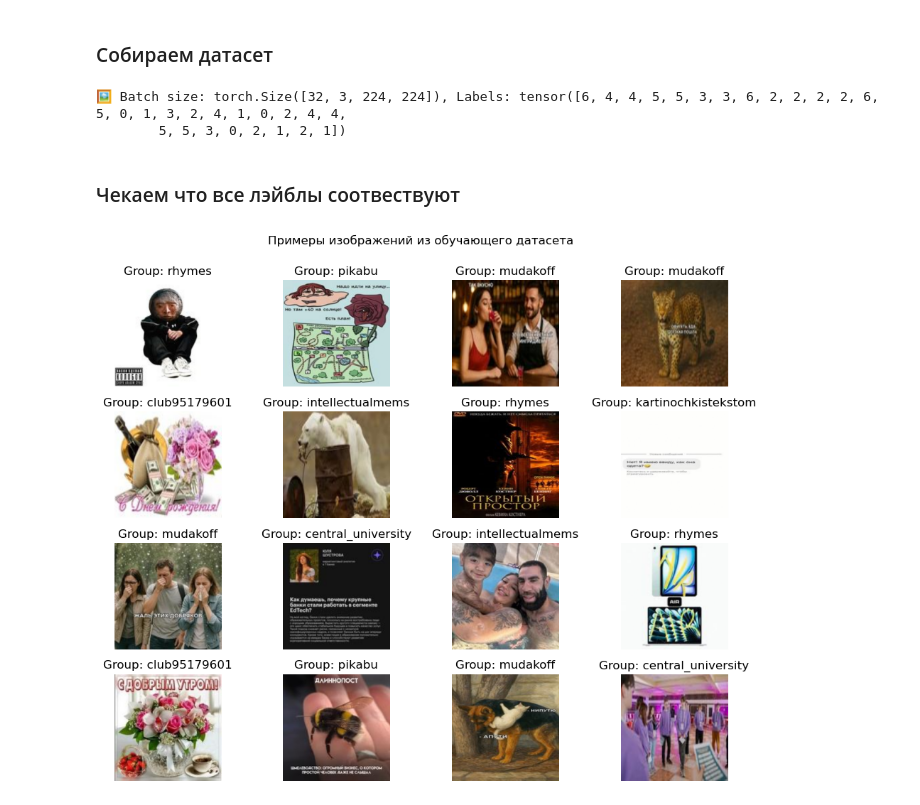
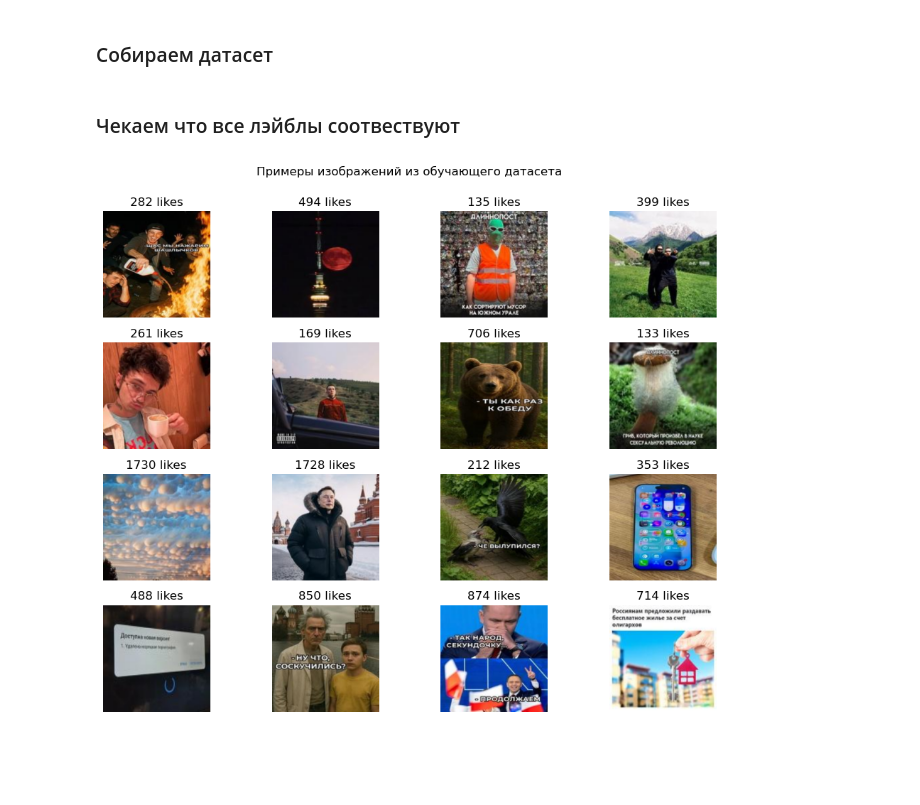
Before and after one commit to Mhlgvr/memobot, a Jupyter notebook: notebooks/parse_likes_data.ipynb, the cells around one changed output. Drawn from its saved outputs; the diff is of its cells as text; code cells hidden in the pictures; blank space fills up the shorter version.

```diff
--- a/notebooks/parse_likes_data.ipynb
+++ b/notebooks/parse_likes_data.ipynb
@@ -308,5 +299,9 @@ print(os.getcwd())
 # %%
+count = 0
 for filename in df['filename']:
-    path = 'dataset/images/' + filename
+    path = os.path.join(output_dir, filename)
     if not os.path.exists(path):
-        df = df[df['filename'] != filename]
+        count += 1
+        clean_df = df[df['filename'] != filename]
+
+print(count, " изображений из ссылок не загрузились")
@@ -313,9 +326,7 @@ for filename in df['filename']:
 # %%
 from sklearn.model_selection import train_test_split
 
-train_df, test_df = train_test_split(df, test_size=0.2, stratify=df['label'], random_state=42)
+train_df, test_df = train_test_split(clean_df, test_size=0.2, shuffle=True, random_state=42)
 
-print(train_df['label'].value_counts(normalize=True))
-print(test_df['label'].value_counts(normalize=True))
 print(len(train_df), len(test_df))
 # %% [output]
@@ -374,49 +363,44 @@ class VkDataset(Dataset):
         row = self.df.iloc[idx]
         img_path = os.path.join(self.img_dir, row['filename'])
         image = Image.open(img_path).convert('RGB')
-        label = int(row['label'])
+        likes = int(row['likes'])
+        reposts = int(row['reposts'])
+        views = int(row['views'])
 
         if self.transform:
             image = self.transform(image)
 
-        return image, label
+        return image, likes, reposts, views
 # %%
+from torchvision import transforms
+
 transform = transforms.Compose([
     transforms.Resize((224, 224)),
     transforms.ToTensor(),
 ])
-images_folder = '/Users/mhlgvr/Documents/Yandex.Disk.localized/CU2/AI/Bootcamps 2025/memobot/data/train'
+images_folder = output_dir
 
 data = VkDataset(train_df, images_folder, transform=transform)
-dataloader = DataLoader(data, batch_size=32, shuffle=True)
-
-for images, labels in dataloader:
-    print(f"🖼️ Batch size: {images.size()}, Labels: {labels}")
-    break
-# %% [output]
-🖼️ Batch size: torch.Size([32, 3, 224, 224]), Labels: tensor([6, 4, 4, 5, 5, 3, 3, 6, 2, 2, 2, 2, 6, 5, 0, 1, 3, 2, 4, 1, 0, 2, 4, 4,
-        5, 5, 3, 0, 2, 1, 2, 1])
 # %% [markdown]
 ### Чекаем что все лэйблы соотвествуют
 # %%
 import matplotlib.pyplot as plt
 
 groups = ['central_university', 'intellectualmems', 'mudakoff', 'club95179601', 'pikabu', 'rhymes', 'kartinochkistekstom']
 
 plt.subplots(4, 4, figsize=(10, 8))
 plt.suptitle("Примеры изображений из обучающего датасета")
 j = 1
 for i in np.random.randint(0, len(data), 16):
     plt.subplot(4, 4, j)
     j += 1
     img = data[i][0]
-    label = data[i][1]
-    plt.imshow(img.permute(1, 2, 0).numpy())  # Преобразуем тензор в формат [H, W, C]
-    plt.title(f"Group: {groups[label]}")
+    plt.imshow(img.permute(1, 2, 0).numpy())
+    plt.title(f"{data[i][1]} likes")
     plt.axis('off')
 
 plt.tight_layout()
 plt.subplots_adjust(top=0.9)
 plt.show()
 # %% [output]
-[figure, old version]
+[figure, new version]
```
Also changed, not shown: parts of 9 cells of this notebook, 14 other files.
